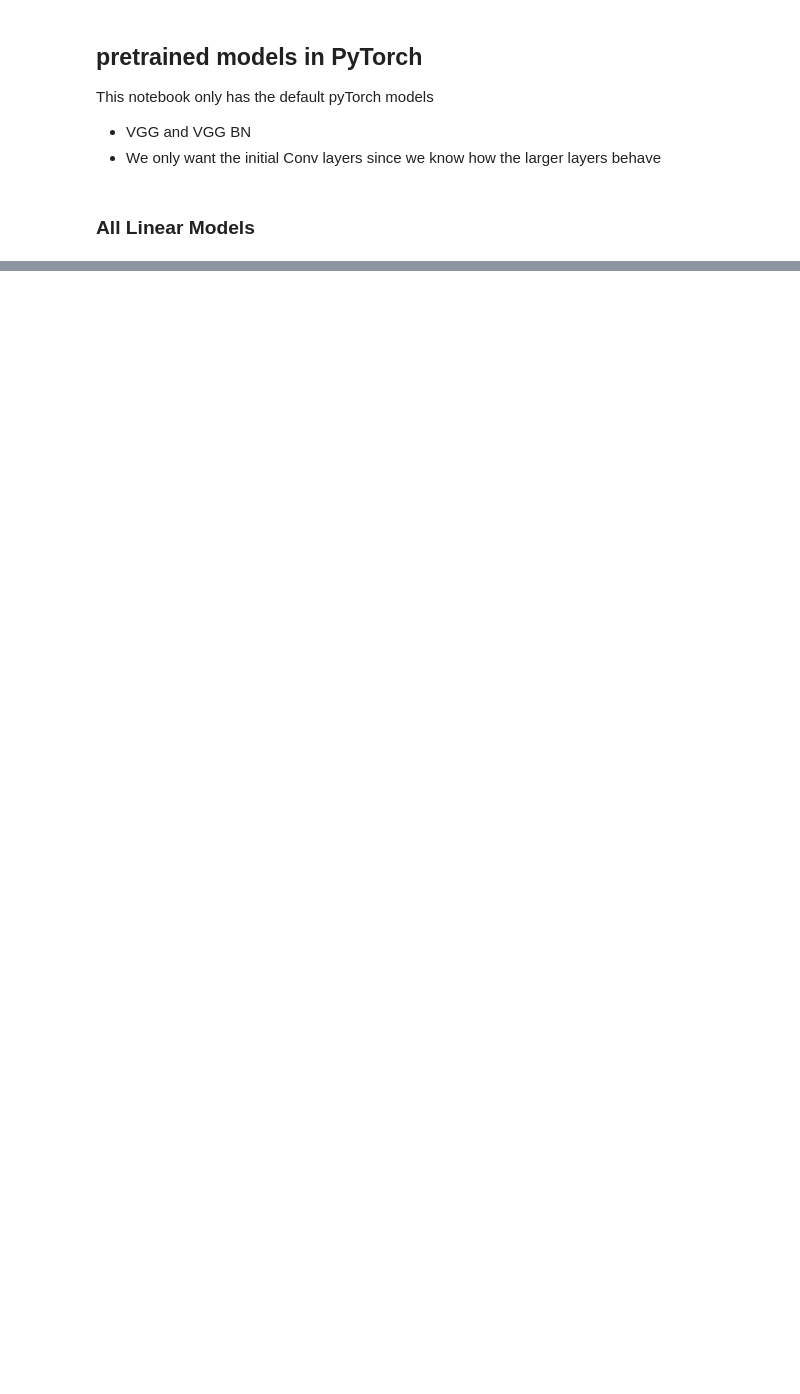
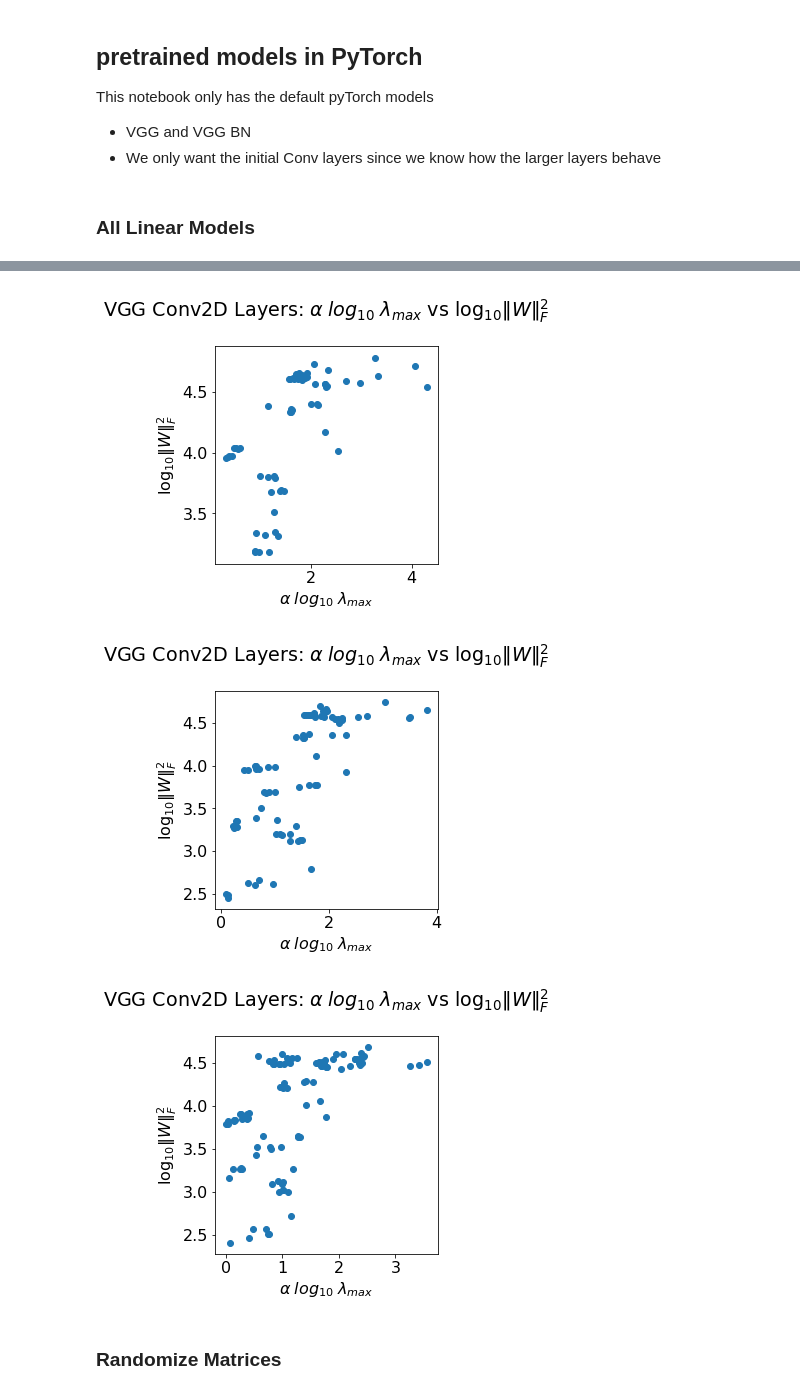
Before and after one commit to CalculatedContent/PredictingTestAccuracies, a Jupyter notebook: pyTorch-models-VGG-drilldown.ipynb, the cells around one changed output, grey strips where cells are left out. Saved outputs shown, nothing was run; the diff lists cells and outputs as text; code cells hidden in the pictures; blank space fills up the shorter version.

```diff
--- a/pyTorch-models-VGG-drilldown.ipynb
+++ b/pyTorch-models-VGG-drilldown.ipynb
@@ -496,0 +454,18 @@ plot_weighgted_alpha(alphas, lmaxs, title="VGG Models")
+# %%
+for model_name in alphas.keys():
+    x =  np.multiply(alphas[model_name], np.log10(lmaxs[model_name]) )
+    y =  2.0*np.log10(norms[model_name])
+    plt.scatter(x,y,label=model_name )
+
+    plt.title(r"VGG Conv2D Layers: $\alpha\;log_{10}\;\lambda_{max}$ vs $\log_{10}\Vert W\Vert^{2}_{F}$"+"\n")
+    #plt.ylim(0,20)
+    plt.xlabel(r"$\alpha\;log_{10}\;\lambda_{max}$")
+    plt.ylabel(r"$\log_{10}\Vert W\Vert^{2}_{F}$")
+
+    plt.show()
+# %% [output]
+[figure, added]
+[figure, added]
+[figure, added]
+# %% [markdown]
+### Randomize Matrices
```
Also changed, not shown: parts of 34 cells of this notebook, 1 other file.
